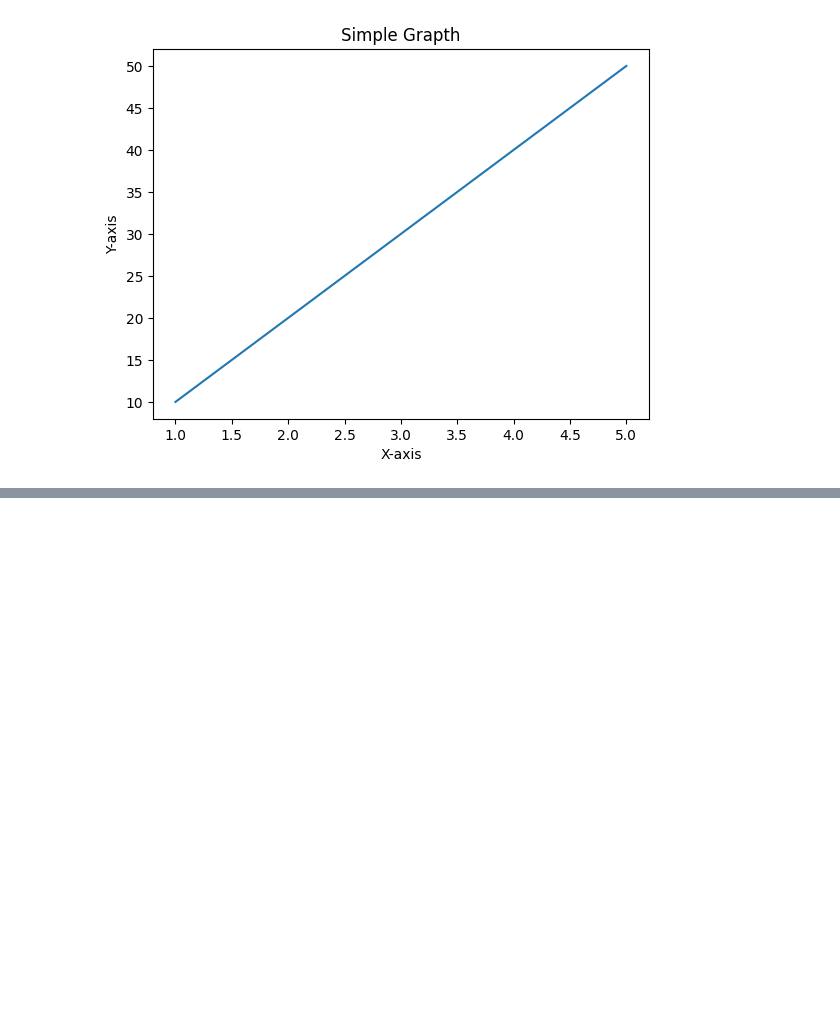
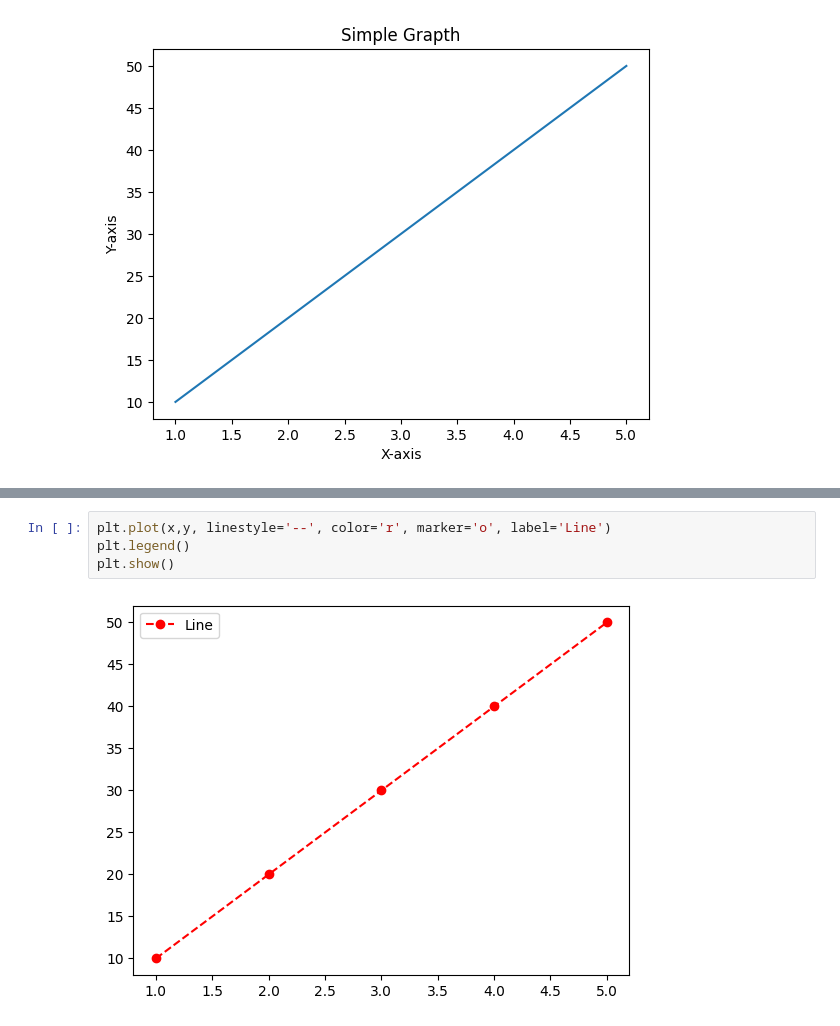
Before and after one commit to imaakanksha/NumPy, a Jupyter notebook: matplotlib.ipynb, the cells around one changed output, grey strips where cells are left out. Cells and saved outputs as stored; diff of their text form; blank space fills up the shorter version.

```diff
--- a/matplotlib.ipynb
+++ b/matplotlib.ipynb
@@ -11,0 +25,6 @@ plt.show()
+# %%
+plt.plot(x,y, linestyle='--', color='r', marker='o', label='Line')
+plt.legend()
+plt.show()
+# %% [output]
+[figure, added]
```
Also changed, not shown: parts of 10 cells of this notebook, 1 other file.
